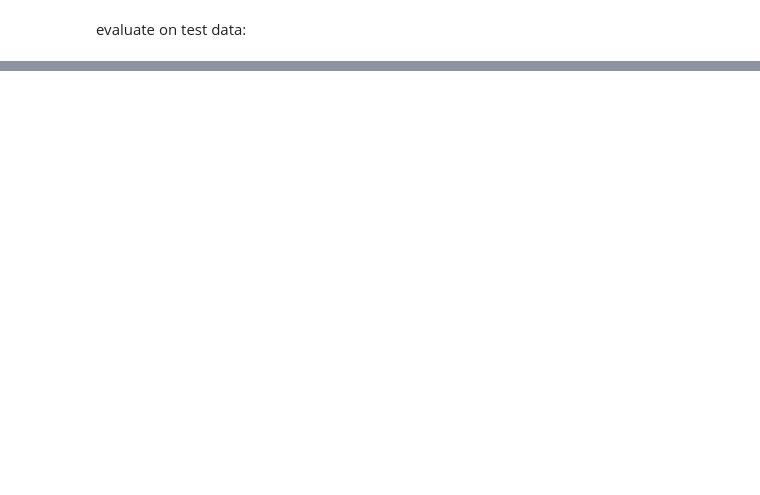
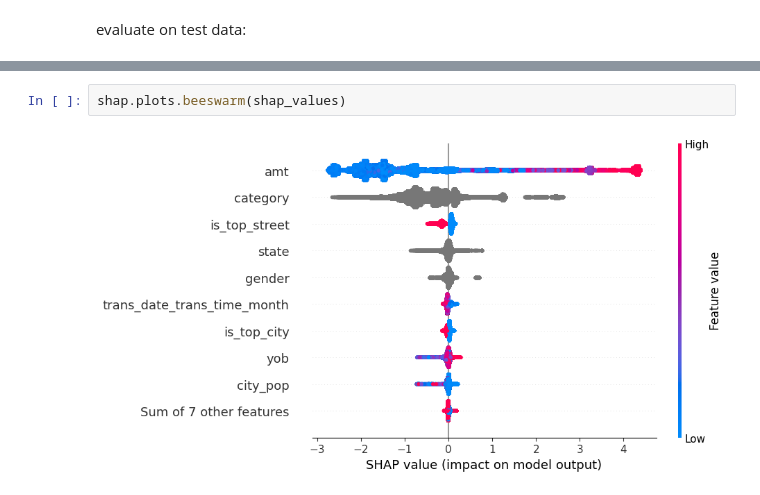
Before and after one commit to lucasmfaria/credit-card-fraud-detection, a Jupyter notebook: notebooks/modeling.ipynb, the cells around one changed output, grey strips where cells are left out. Drawn from its saved outputs; the diff is of its cells as text; blank space fills up the shorter version.

```diff
--- a/notebooks/modeling.ipynb
+++ b/notebooks/modeling.ipynb
@@ -350,0 +368,4 @@ pd.Series(model.feature_importances_, index=X_train.columns).sort_values(ascendi
+# %%
+shap.plots.beeswarm(shap_values)
+# %% [output]
+[figure, added]
```
Also changed, not shown: parts of 16 cells of this notebook, 1 other file.
